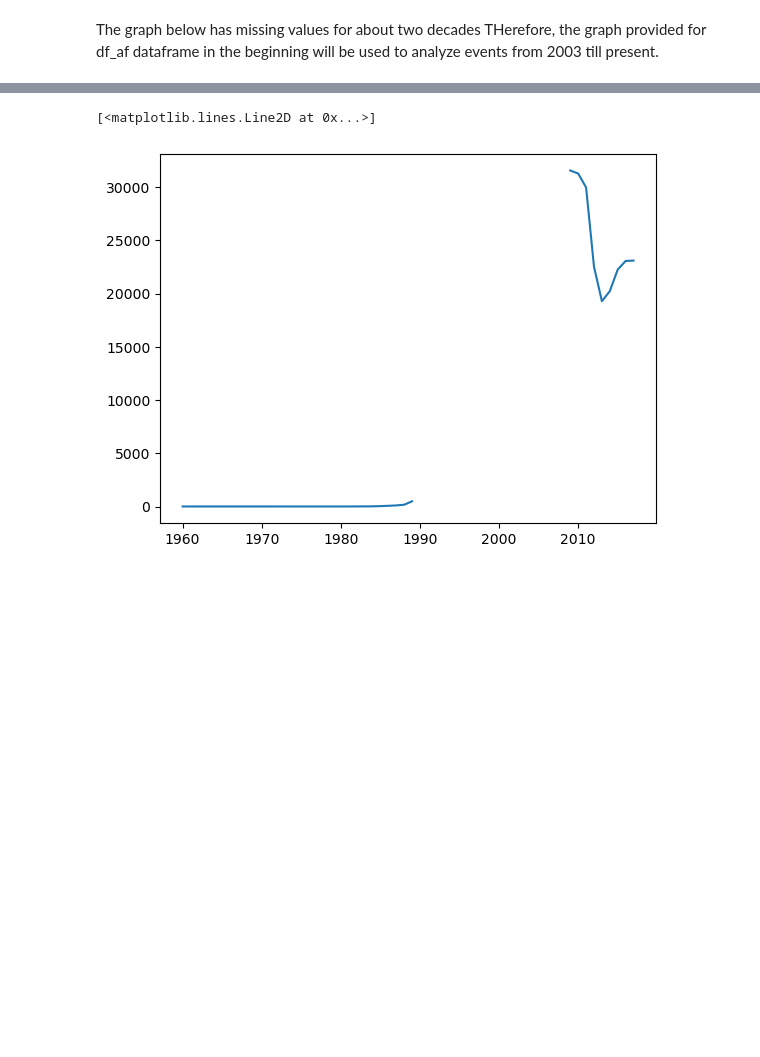
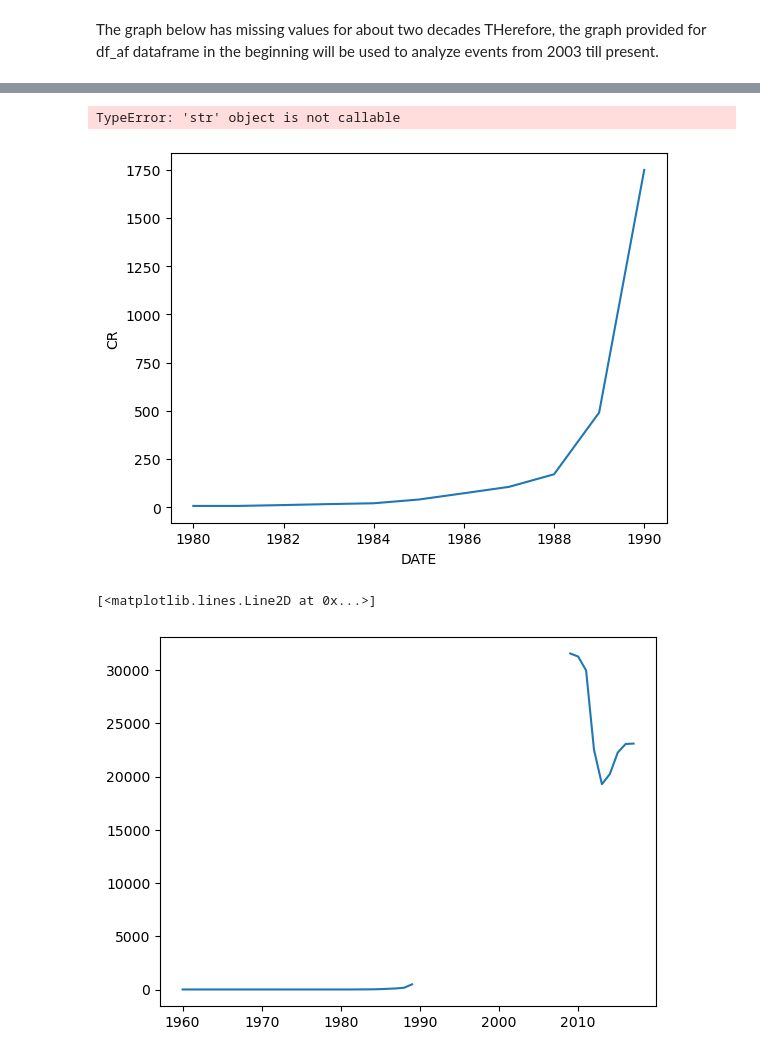
Before and after one commit to Cena980/Afghani-Currency-flactuations, a Jupyter notebook: Analysis/Analysis.ipynb, the cells around one changed output, grey strips where cells are left out. Drawn from its saved outputs; the diff is of its cells as text; code cells hidden in the pictures; blank space fills up the shorter version.

```diff
--- a/Analysis/Analysis.ipynb
+++ b/Analysis/Analysis.ipynb
@@ -199,0 +203,3 @@ THerefore, the graph provided for df_af dataframe in the beginning will be used
+# %%
+Cr = som_cr.loc[30:40]
+print(Cr)
@@ -200,3 +219,10 @@ THerefore, the graph provided for df_af dataframe in the beginning will be used
+# %%
+sns.lineplot(data = Cr, x = 'DATE', y = 'CR')
+plt.title('Currency curve in 1980s Somalia')
+plt.savefig('Currency curve in 1980s Somalia.PNG')
+# %% [output]
+TypeError: 'str' object is not callable
+[figure, added]
 # %%
 plt.plot(som_df['Year'], som_df['CR'])
 # %% [output]
```
Also changed, not shown: parts of 9 cells of this notebook, 7 other files.
